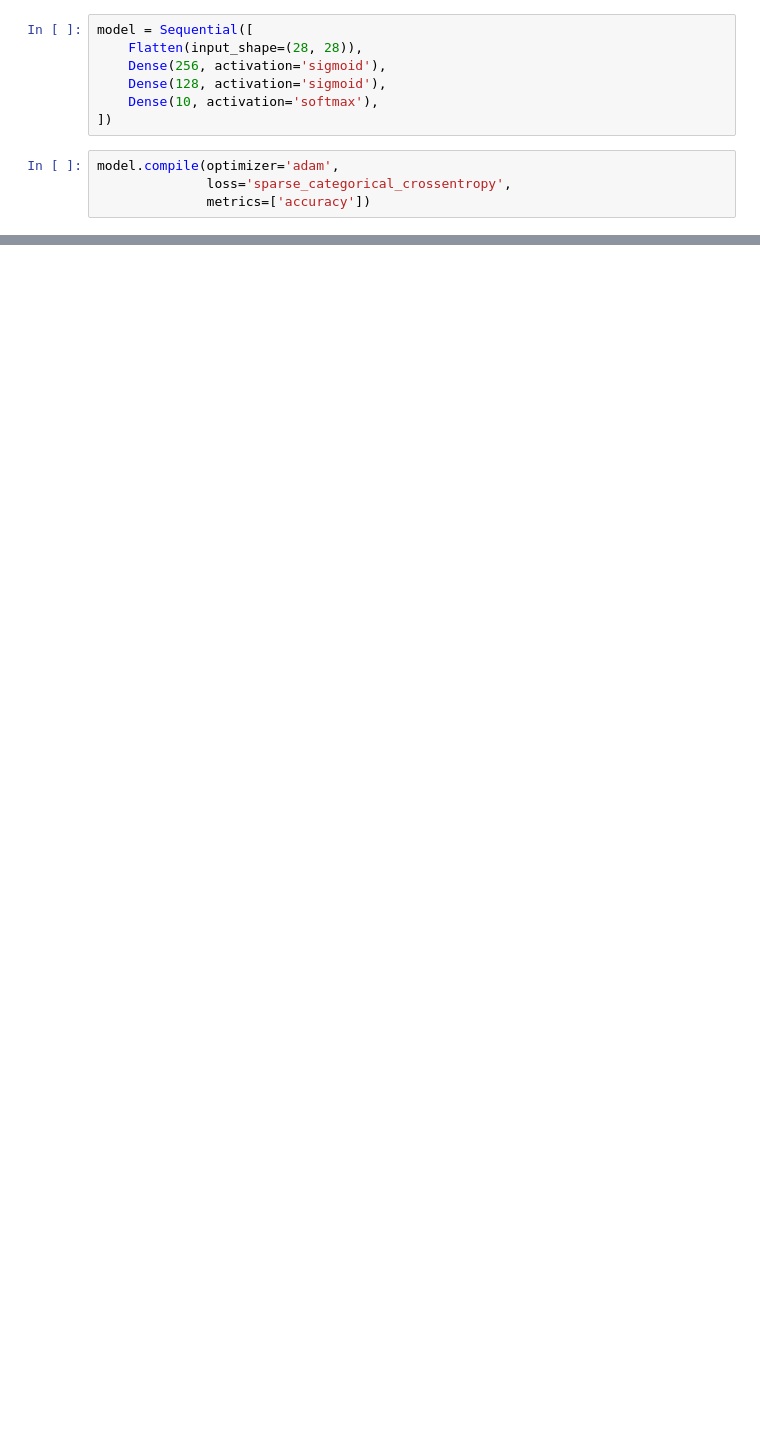
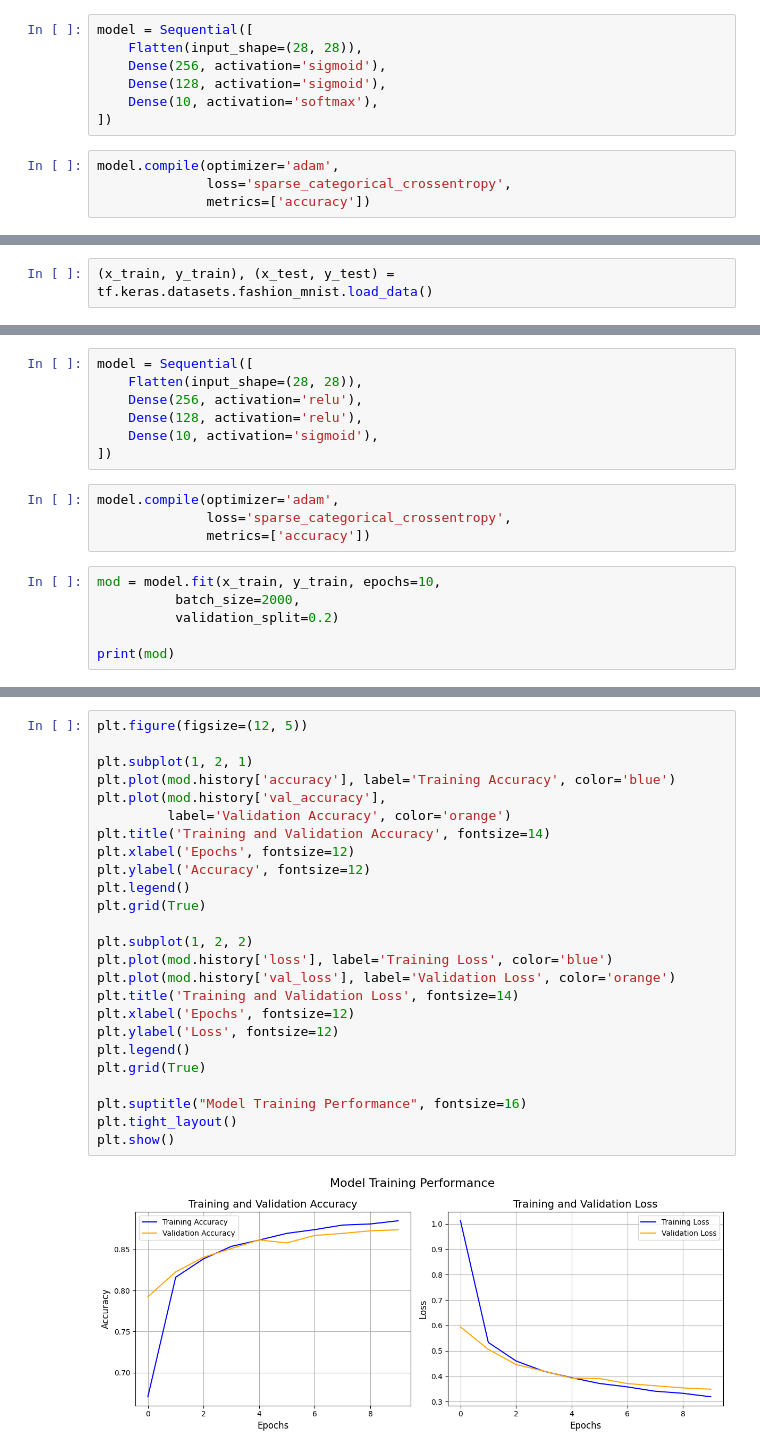
Before and after one commit to Shruti-Asgekar/Deep-Learning-Lab, a Jupyter notebook: ML_Perceptron.ipynb, the cells around one changed output, grey strips where cells are left out. Drawn from its saved outputs; the diff is of its cells as text; blank space fills up the shorter version.

Commit message:
Multi-layer Perceptron Model for MNIST and Fashion_MNIST datasets

```diff
--- a/ML_Perceptron.ipynb
+++ b/ML_Perceptron.ipynb
@@ -99,0 +104,2 @@ plt.show()
+# %%
+(x_train, y_train), (x_test, y_test) = tf.keras.datasets.fashion_mnist.load_data()
@@ -99,0 +137,17 @@ plt.show()
+# %%
+model = Sequential([
+    Flatten(input_shape=(28, 28)),
+    Dense(256, activation='relu'),
+    Dense(128, activation='relu'),
+    Dense(10, activation='sigmoid'),
+])
+# %%
+model.compile(optimizer='adam',
+              loss='sparse_categorical_crossentropy',
+              metrics=['accuracy'])
+# %%
+mod = model.fit(x_train, y_train, epochs=10,
+          batch_size=2000,
+          validation_split=0.2)
+
+print(mod)
@@ -99,0 +177,27 @@ plt.show()
+# %%
+plt.figure(figsize=(12, 5))
+
+plt.subplot(1, 2, 1)
+plt.plot(mod.history['accuracy'], label='Training Accuracy', color='blue')
+plt.plot(mod.history['val_accuracy'],
+         label='Validation Accuracy', color='orange')
+plt.title('Training and Validation Accuracy', fontsize=14)
+plt.xlabel('Epochs', fontsize=12)
+plt.ylabel('Accuracy', fontsize=12)
+plt.legend()
+plt.grid(True)
+
+plt.subplot(1, 2, 2)
+plt.plot(mod.history['loss'], label='Training Loss', color='blue')
+plt.plot(mod.history['val_loss'], label='Validation Loss', color='orange')
+plt.title('Training and Validation Loss', fontsize=14)
+plt.xlabel('Epochs', fontsize=12)
+plt.ylabel('Loss', fontsize=12)
+plt.legend()
+plt.grid(True)
+
+plt.suptitle("Model Training Performance", fontsize=16)
+plt.tight_layout()
+plt.show()
+# %% [output]
+[figure, added]
```
Also changed, not shown: parts of 11 cells of this notebook.
